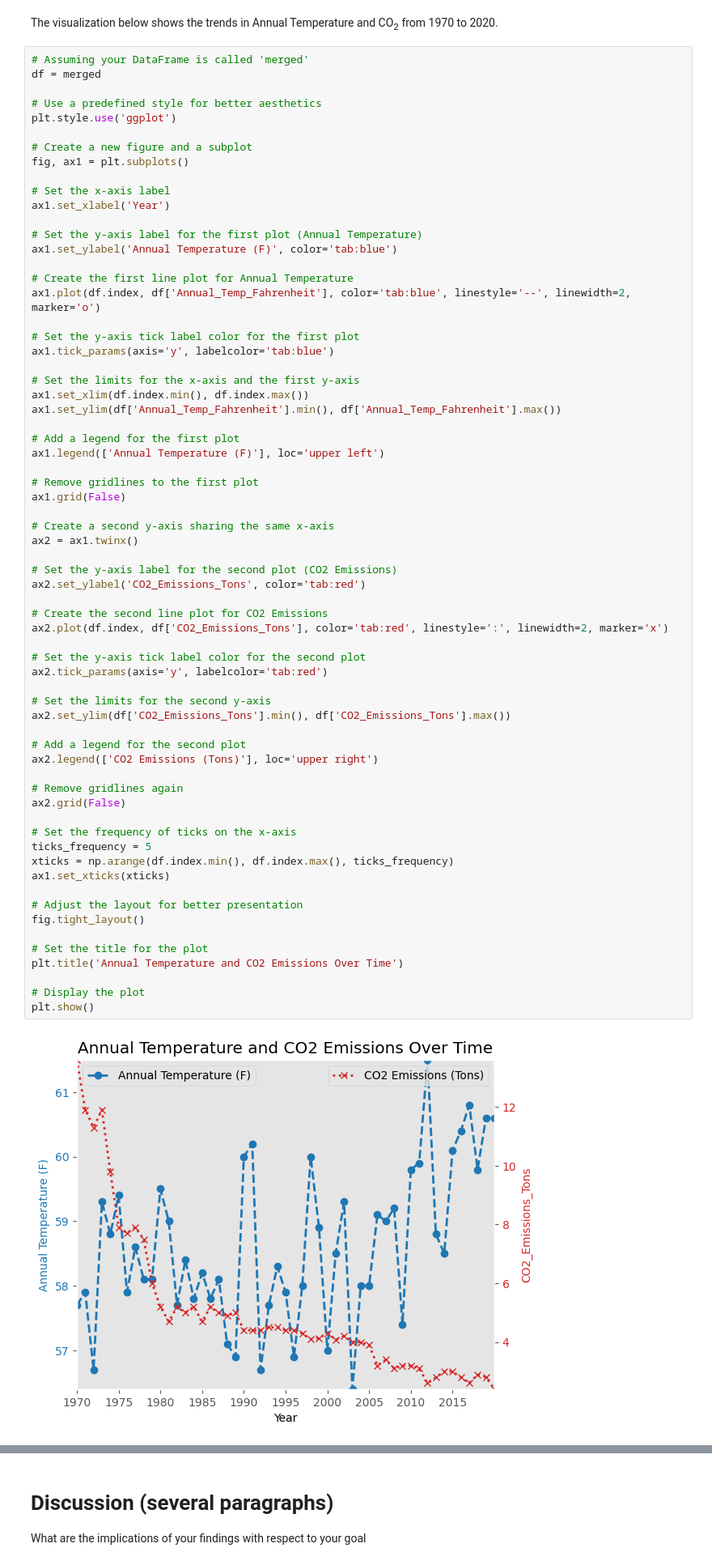
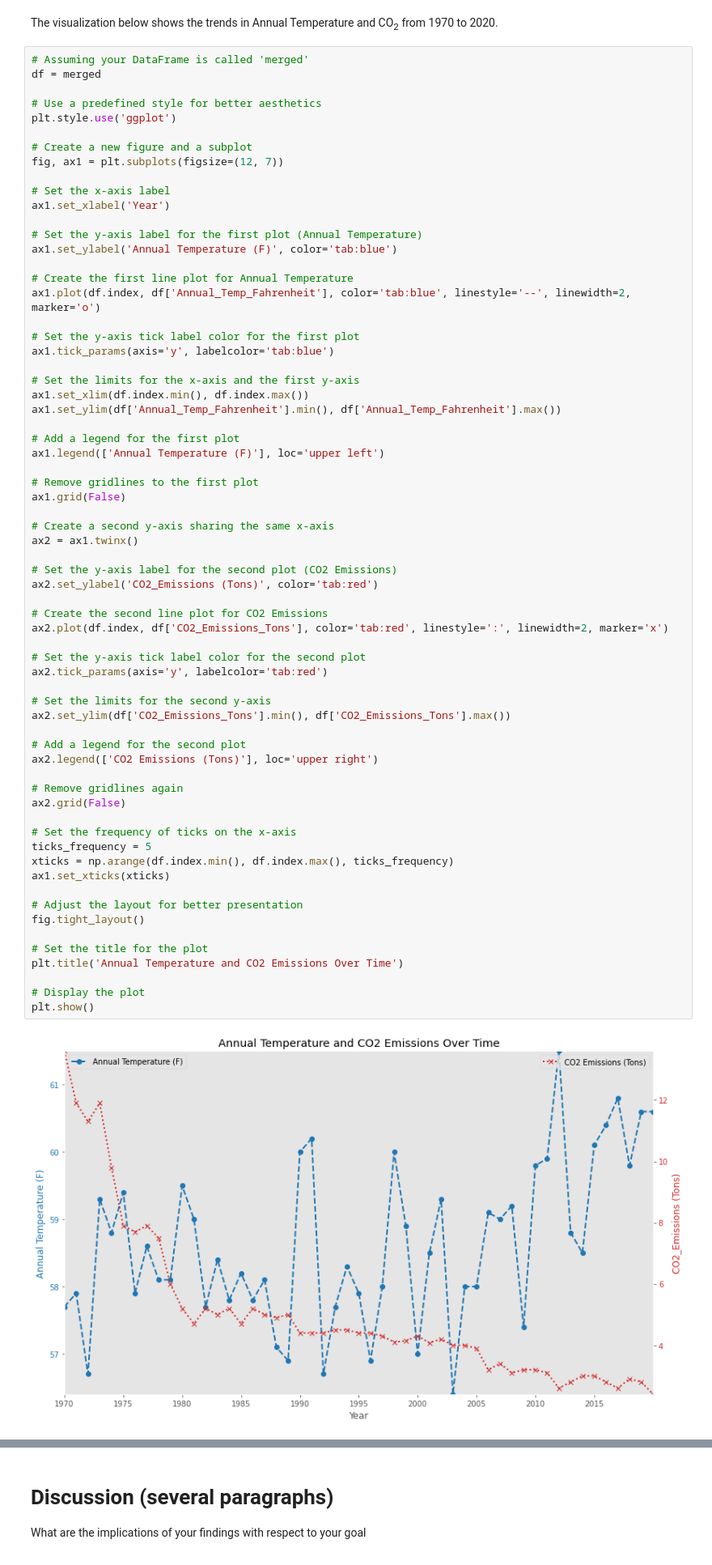
Before and after one commit to manny-pi/inst.447.final.project, a Jupyter notebook: Final-Project-Report.ipynb, the cells around one changed output, grey strips where cells are left out. Shown: that part at 81% size. Saved outputs shown, nothing was run; the diff lists cells and outputs as text.

```diff
--- a/Final-Project-Report.ipynb
+++ b/Final-Project-Report.ipynb
@@ -227,7 +136,7 @@ df = merged
 plt.style.use('ggplot')
 
 # Create a new figure and a subplot
-fig, ax1 = plt.subplots()
+fig, ax1 = plt.subplots(figsize=(12, 7))
 
 # Set the x-axis label
 ax1.set_xlabel('Year')
@@ -255,38 +164,38 @@ ax1.grid(False)
 ax2 = ax1.twinx()
 
 # Set the y-axis label for the second plot (CO2 Emissions)
-ax2.set_ylabel('CO2_Emissions_Tons', color='tab:red')
+ax2.set_ylabel('CO2_Emissions (Tons)', color='tab:red')
 
 # Create the second line plot for CO2 Emissions
 ax2.plot(df.index, df['CO2_Emissions_Tons'], color='tab:red', linestyle=':', linewidth=2, marker='x')
 
 # Set the y-axis tick label color for the second plot
 ax2.tick_params(axis='y', labelcolor='tab:red')
 
 # Set the limits for the second y-axis
 ax2.set_ylim(df['CO2_Emissions_Tons'].min(), df['CO2_Emissions_Tons'].max())
 
 # Add a legend for the second plot
 ax2.legend(['CO2 Emissions (Tons)'], loc='upper right')
 
 # Remove gridlines again
 ax2.grid(False)
 
 # Set the frequency of ticks on the x-axis
 ticks_frequency = 5
 xticks = np.arange(df.index.min(), df.index.max(), ticks_frequency)
 ax1.set_xticks(xticks)
 
 # Adjust the layout for better presentation
 fig.tight_layout()
 
 # Set the title for the plot
 plt.title('Annual Temperature and CO2 Emissions Over Time')
 
 # Display the plot
 plt.show()
 # %% [output]
-[figure, old version]
+[figure, new version]
 # %% [markdown]
 ### Annual Temperature
 The annual temperature in DC shows a general upward trend over the past 50 years. This suggests that the average temperature in the region has been increasing, which could be a result of various factors, including global climate change.
```
Also changed, not shown: parts of 6 cells of this notebook.
